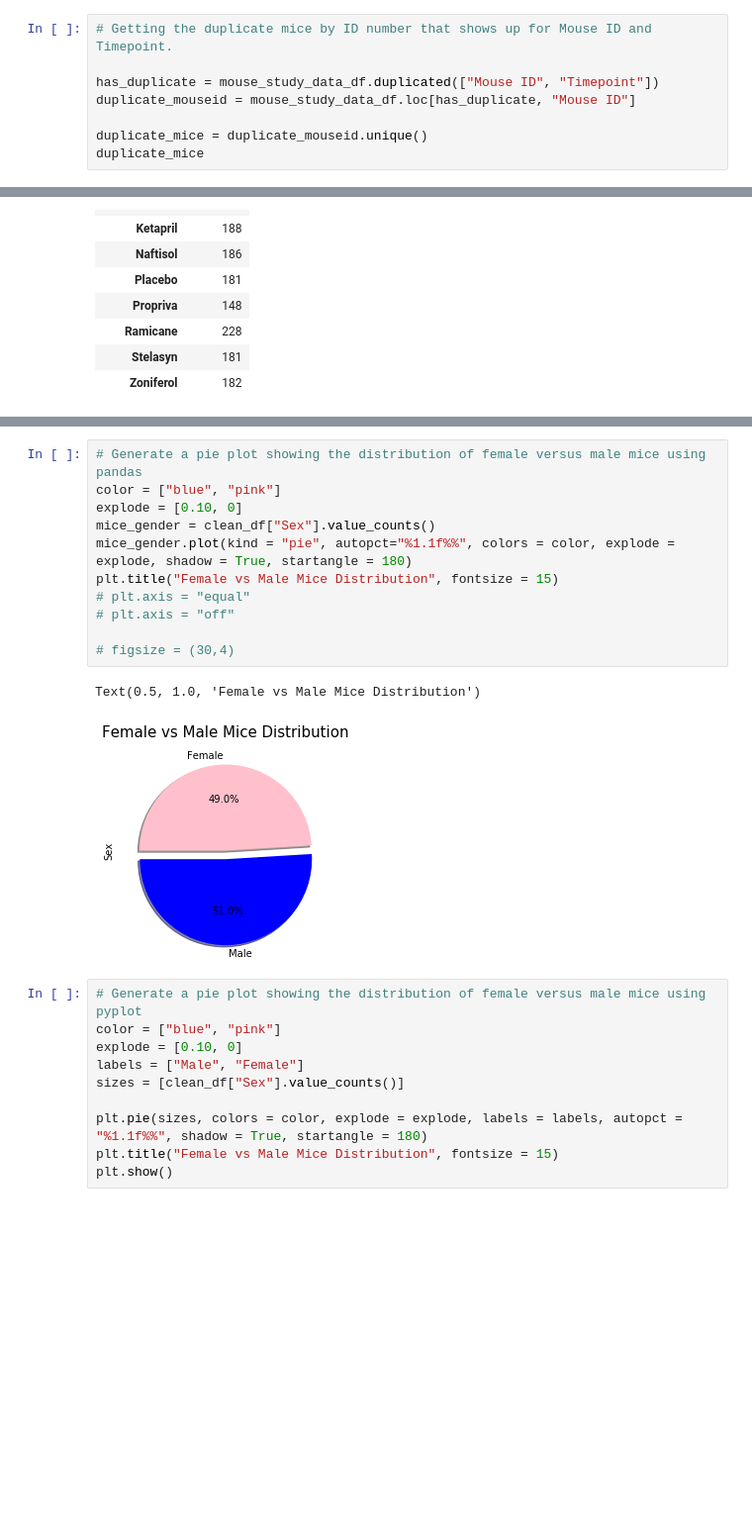
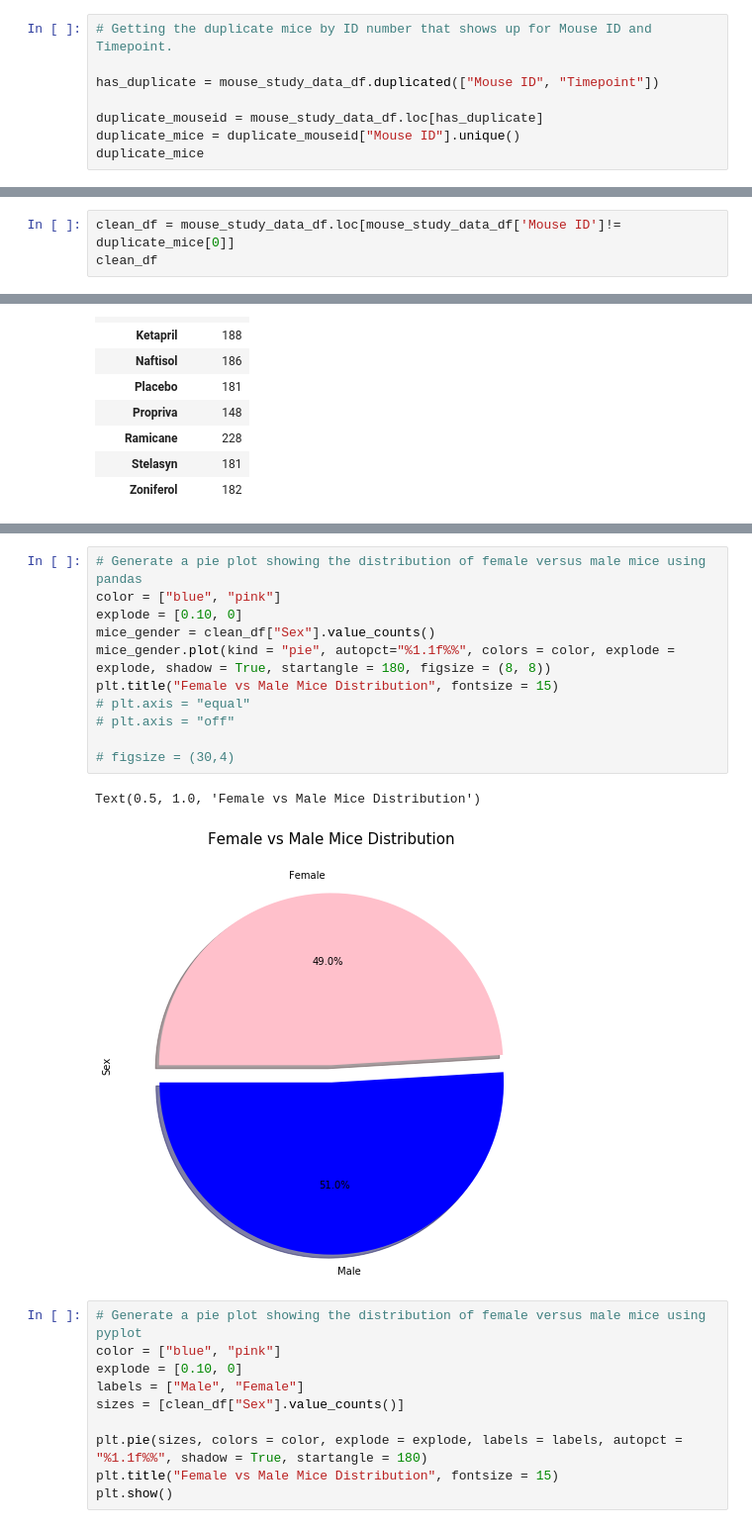
Before and after one commit to UoT-Bootcamp/Python-Matplotlib-Challenge, a Jupyter notebook: 05-Matplotlib_Homework_Instructions_Pymaceuticals_pymaceuticals_starter.ipynb, the cells around one changed output, grey strips where cells are left out. Shown at 99% size. Drawn from its saved outputs; the diff is of its cells as text; blank space fills up the shorter version.

Commit message:
Code cleanup

```diff
--- a/05-Matplotlib_Homework_Instructions_Pymaceuticals_pymaceuticals_starter.ipynb
+++ b/05-Matplotlib_Homework_Instructions_Pymaceuticals_pymaceuticals_starter.ipynb
@@ -37,9 +54,9 @@ total_mice
 # Getting the duplicate mice by ID number that shows up for Mouse ID and Timepoint.
 
 has_duplicate = mouse_study_data_df.duplicated(["Mouse ID", "Timepoint"])
-duplicate_mouseid = mouse_study_data_df.loc[has_duplicate, "Mouse ID"]
 
-duplicate_mice = duplicate_mouseid.unique()
+duplicate_mouseid = mouse_study_data_df.loc[has_duplicate]
+duplicate_mice = duplicate_mouseid["Mouse ID"].unique()
 duplicate_mice
 # %% [output]
 array(['g989'], dtype=object)
@@ -83,3 +100,6 @@ clean_df
 | 1891 | z969 | Naftisol | Male | 9 | 30 | 40 | 70.314904 | ... |
 | 1892 | z969 | Naftisol | Male | 9 | 30 | 45 | 73.867845 | ... |
 1880 rows × 8 columns
+# %%
+clean_df = mouse_study_data_df.loc[mouse_study_data_df['Mouse ID']!= duplicate_mice[0]]
+clean_df
@@ -216,17 +284,17 @@ plt.show()
 # %%
 # Generate a pie plot showing the distribution of female versus male mice using pandas
 color = ["blue", "pink"]
 explode = [0.10, 0]
 mice_gender = clean_df["Sex"].value_counts()
-mice_gender.plot(kind = "pie", autopct="%1.1f%%", colors = color, explode = explode, shadow = True, startangle = 180)
+mice_gender.plot(kind = "pie", autopct="%1.1f%%", colors = color, explode = explode, shadow = True, startangle = 180, figsize = (8, 8))
 plt.title("Female vs Male Mice Distribution", fontsize = 15)
 # plt.axis = "equal"
 # plt.axis = "off"
 
 # figsize = (30,4)
 # %% [output]
 Text(0.5, 1.0, 'Female vs Male Mice Distribution')
-[figure, old version]
+[figure, new version]
 # %%
 # Generate a pie plot showing the distribution of female versus male mice using pyplot
 color = ["blue", "pink"]
```
Also changed, not shown: parts of 8 cells of this notebook.
